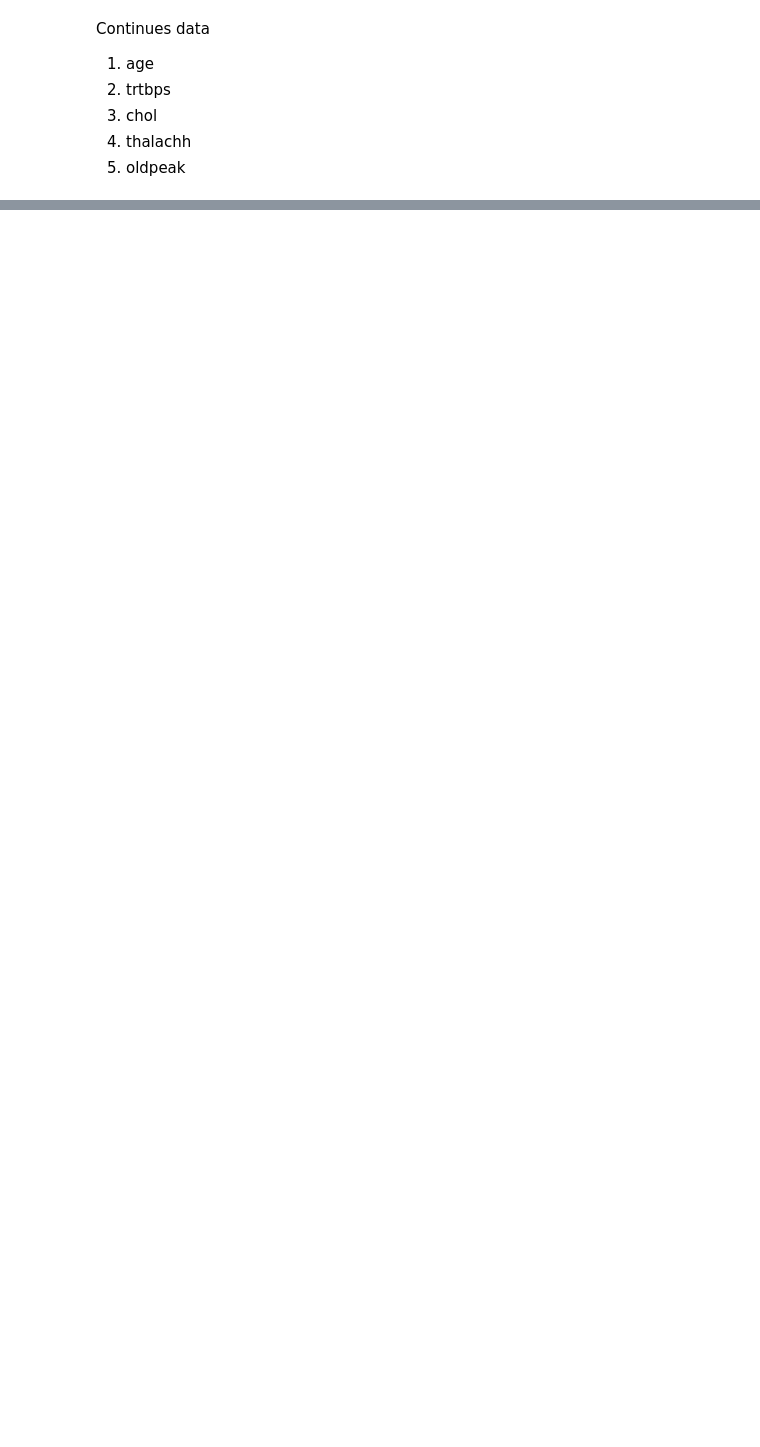
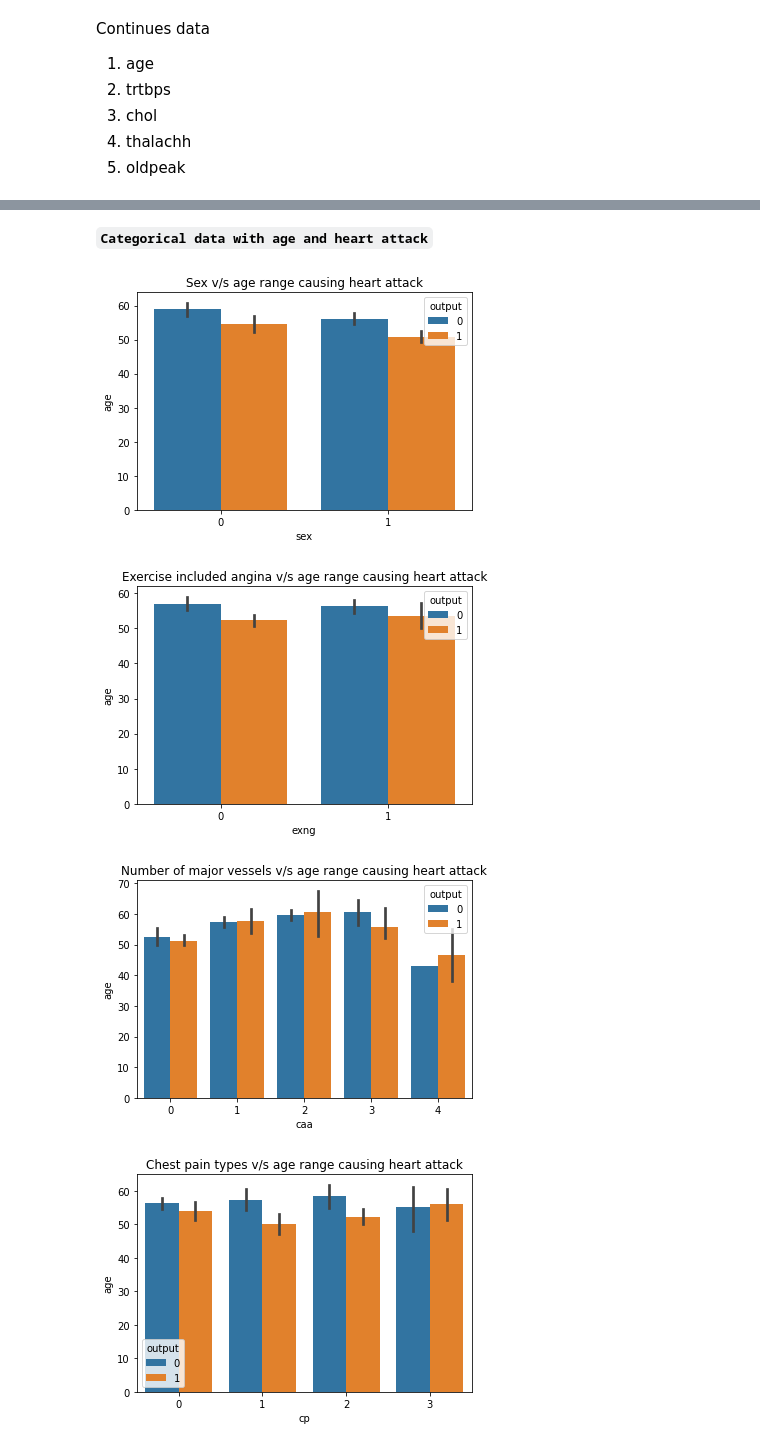
Before and after one commit to NiroginiJanstin/ML_Assignment2_IT18412994_IT18218336_IT18216592, a Jupyter notebook: Heart_Attack_Prediction_SVM_Model.ipynb, the cells around one changed output, grey strips where cells are left out. Drawn from its saved outputs; the diff is of its cells as text; code cells hidden in the pictures; blank space fills up the shorter version.

```diff
--- a/Heart_Attack_Prediction_SVM_Model.ipynb
+++ b/Heart_Attack_Prediction_SVM_Model.ipynb
@@ -163,0 +157,39 @@ Continues data
+# %% [markdown]
+**`Categorical data with age and heart attack`**
+# %%
+sb.barplot(x='sex',y='age', hue='output',data=data)
+plt.title("Sex v/s age range causing heart attack")
+plt.show()
+
+sb.barplot(x='exng',y='age', hue='output',data=data)
+plt.title("Exercise included angina v/s age range causing heart attack")
+plt.show()
+
+sb.barplot(x='caa',y='age', hue='output',data=data)
+plt.title("Number of major vessels v/s age range causing heart attack")
+plt.show()
+
+sb.barplot(x='cp',y='age',hue='output', data=data)
+plt.title("Chest pain types v/s age range causing heart attack")
+plt.show()
+
+sb.barplot(x='fbs',y='age', hue='output', data=data)
+plt.title("Fasting blood sugar v/s age range causing heart attack")
+plt.show()
+
+sb.barplot(x='restecg',y='age', hue='output', data=data)
+plt.title("Resting electrocardiographic results v/s age range causing heart attack")
+plt.show()
+
+sb.barplot(x='slp',y='age', hue='output', data=data)
+plt.title("Slope of the peak exercise ST segment v/s age range causing heart attack")
+plt.show()
+
+sb.barplot(x='thall',y='age', hue='output', data=data)
+plt.title("Thalassemia v/s age range causing heart attack")
+plt.show()
+# %% [output]
+[figure, added]
+[figure, added]
+[figure, added]
+[figure, added]
```
Also changed, not shown: parts of 24 cells of this notebook.
